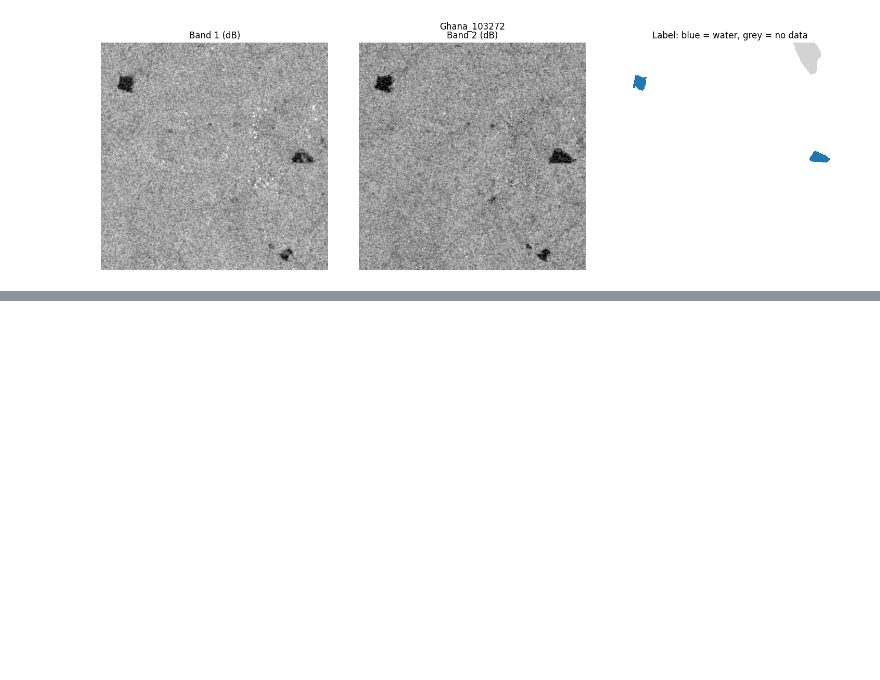
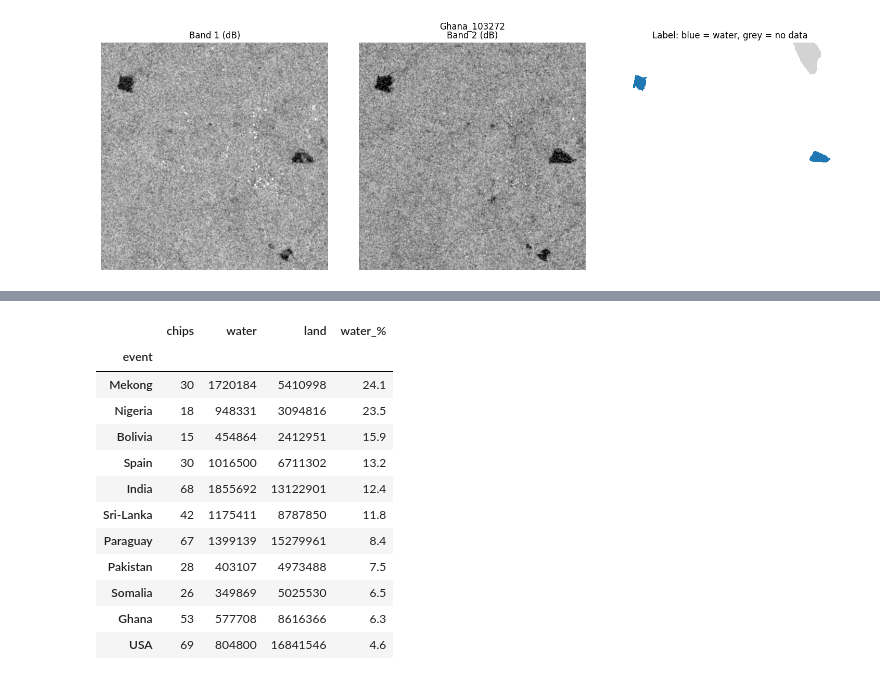
Before and after one commit to Ronnelpabalan/sar-flood-unet, a Jupyter notebook: notebooks/01_explore_data.ipynb, the cells around one changed output, grey strips where cells are left out. Saved outputs shown, nothing was run; the diff lists cells and outputs as text; code cells hidden in the pictures; blank space fills up the shorter version.

```diff
--- a/notebooks/01_explore_data.ipynb
+++ b/notebooks/01_explore_data.ipynb
@@ -122,3 +122,30 @@ plt.tight_layout()
 plt.show()
 # %% [output]
 [figure]
+# %%
+def load_chip(cid):
+    """Return (s1, label) for one chip: s1 is (2, 512, 512) float32 [VV, VH] in dB, label is (512, 512) int16."""
+    with rasterio.open(f'{DATA_DIR}/S1Hand/{cid}_S1Hand.tif') as src:
+        s1 = src.read().astype('float32')
+    with rasterio.open(f'{DATA_DIR}/LabelHand/{cid}_LabelHand.tif') as src:
+        lab = src.read(1)
+    return s1, lab
+
+rows = []
+for split, df in splits.items():
+    for f in tqdm(df['s1'], desc=split):
+        cid = f.replace('_S1Hand.tif', '')
+        s1, lab = load_chip(cid)
+        nan_px = np.isnan(s1).any(axis=0)              # True where VV or VH is NaN
+        rows.append({'split': split, 'chip': cid, 'event': cid.split('_')[0],
+                     'water': int((lab == 1).sum()),
+                     'land': int((lab == 0).sum()),
+                     'nodata': int((lab == -1).sum()),
+                     'nan_px': int(nan_px.sum()),
+                     'nan_on_labelled_px': int((nan_px & (lab != -1)).sum())})
+
+stats = pd.DataFrame(rows)
+summary = stats.groupby('split')[['water', 'land', 'nodata', 'nan_px', 'nan_on_labelled_px']].sum()
+summary['water_%'] = (100 * summary['water'] / (summary['water'] + summary['land'])).round(1)
+summary['chips_with_no_water'] = stats[stats['water'] == 0].groupby('split').size()
+summary
@@ -124,0 +159,19 @@ plt.show()
+# %%
+by_event = stats.groupby('event').agg(chips=('chip', 'count'),
+                                      water=('water', 'sum'), land=('land', 'sum'))
+by_event['water_%'] = (100 * by_event['water'] / (by_event['water'] + by_event['land'])).round(1)
+by_event.sort_values('water_%', ascending=False)
+# %% [output]
+|  | chips | water | land | water_% |
+| event |  |  |  |  |
+| Mekong | 30 | 1720184 | 5410998 | 24.1 |
+| Nigeria | 18 | 948331 | 3094816 | 23.5 |
+| Bolivia | 15 | 454864 | 2412951 | 15.9 |
+| Spain | 30 | 1016500 | 6711302 | 13.2 |
+| India | 68 | 1855692 | 13122901 | 12.4 |
+| Sri-Lanka | 42 | 1175411 | 8787850 | 11.8 |
+| Paraguay | 67 | 1399139 | 15279961 | 8.4 |
+| Pakistan | 28 | 403107 | 4973488 | 7.5 |
+| Somalia | 26 | 349869 | 5025530 | 6.5 |
+| Ghana | 53 | 577708 | 8616366 | 6.3 |
+| USA | 69 | 804800 | 16841546 | 4.6 |
```
Also changed, not shown: parts of 2 cells of this notebook.
